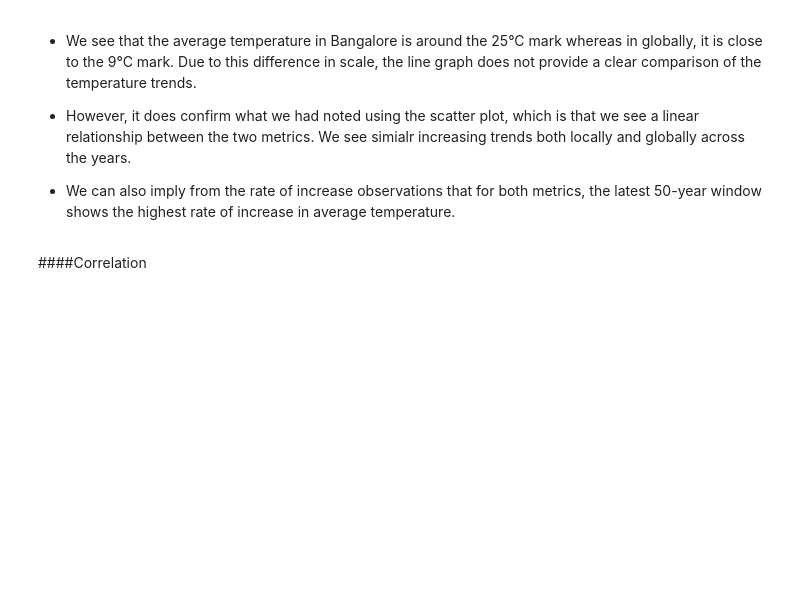
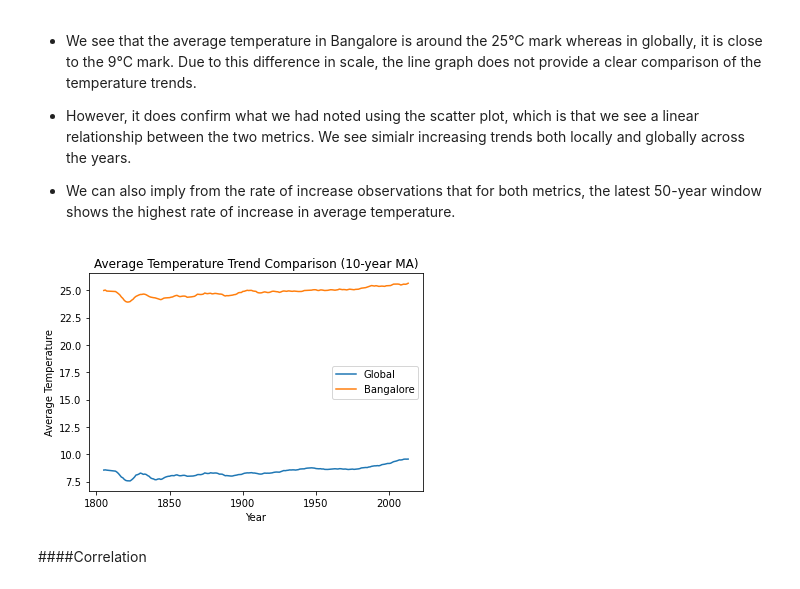
Before and after one commit to asairam1/ProgrammingAssignment2, a Jupyter notebook: Udacity_Project_1_Weather_Data.ipynb, the cells around one changed output. Drawn from its saved outputs; the diff is of its cells as text; code cells hidden in the pictures; blank space fills up the shorter version.

```diff
--- a/Udacity_Project_1_Weather_Data.ipynb
+++ b/Udacity_Project_1_Weather_Data.ipynb
@@ -270,7 +269,9 @@ line_plot(weather_data_clean,"Bangalore",'blore_rolling', 'Average Bangalore Tem
 
 * We can also imply from the rate of increase observations that for both metrics, the latest 50-year window shows the highest rate of increase in average temperature.
 # %%
-line_plot(weather_data_clean,"Global",'global_rolling', 'Average Temperature Trend Comparison ('+str(count)+'-year MA)',2,"Bangalore", 'blore_rolling')
+line_plot1(weather_data_clean,"Global",'global_rolling', 'Average Temperature Trend Comparison ('+str(count)+'-year MA)',2,"Bangalore", 'blore_rolling')
+# %% [output]
+[figure, added]
 # %% [markdown]
 ####Correlation
 # %% [markdown]
```
Also changed, not shown: parts of 6 cells of this notebook.
